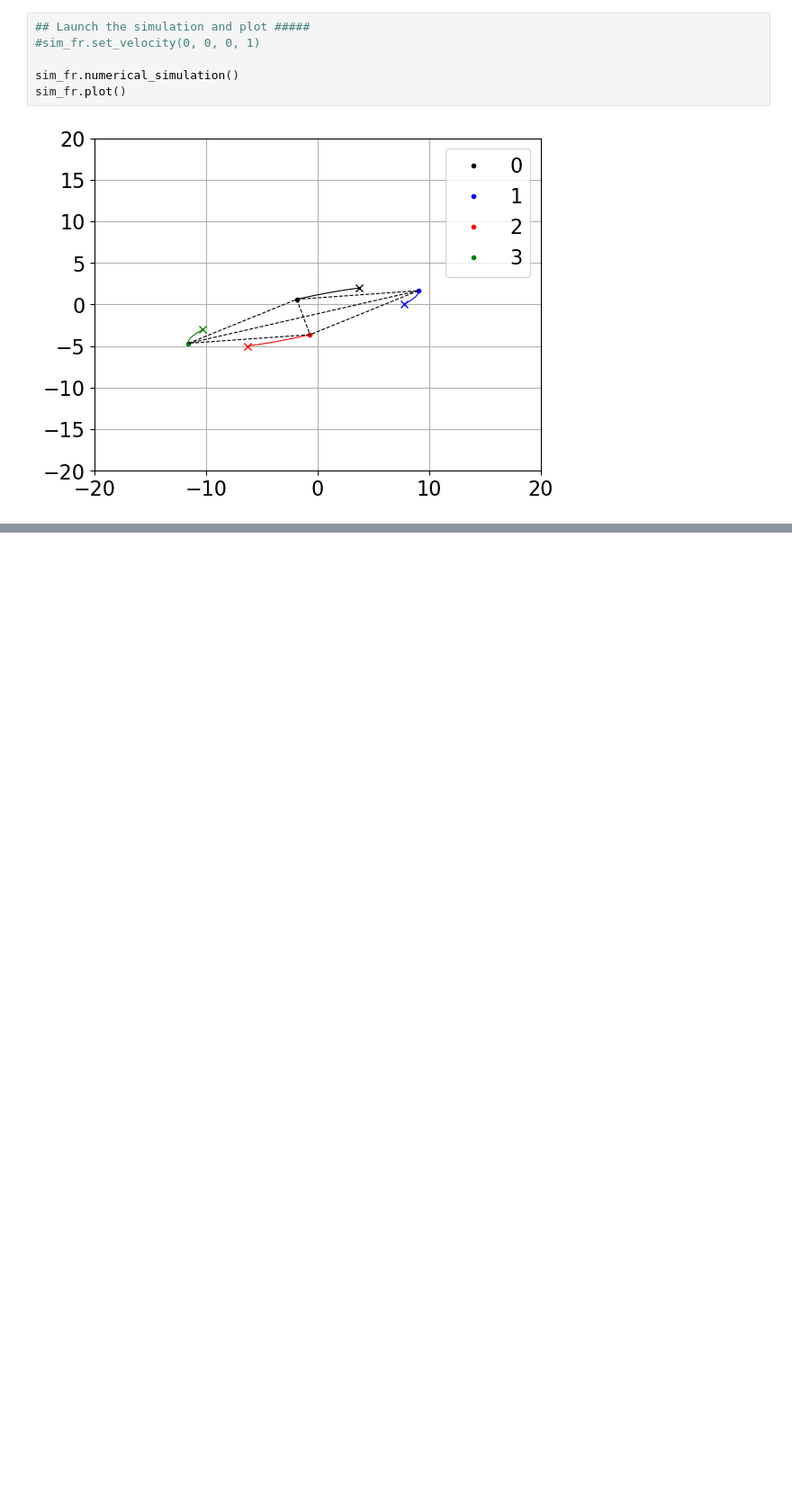
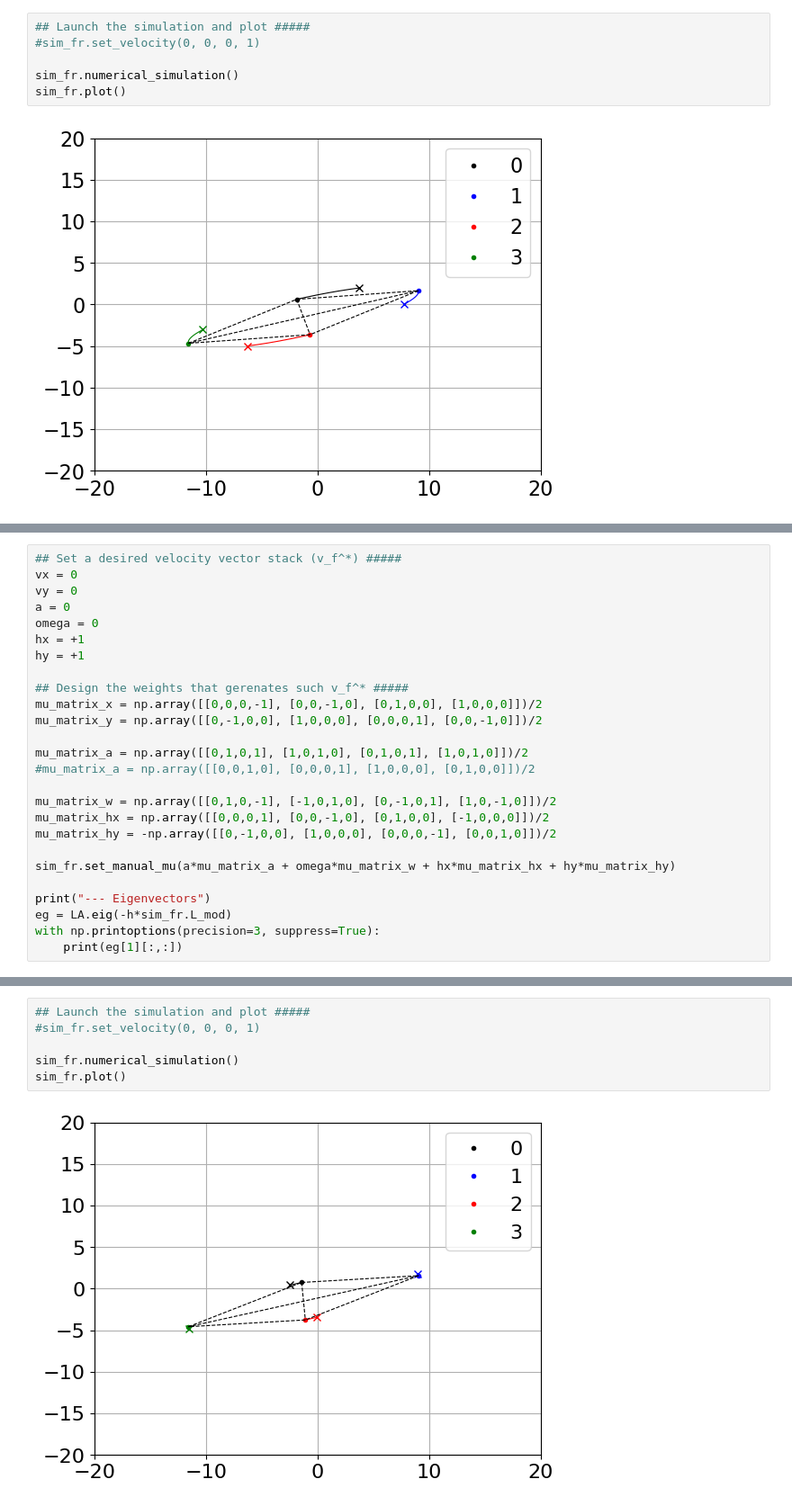
Before and after one commit to Swarm-Systems-Lab/affine-formation-control, a Jupyter notebook: formation_contol.ipynb, the cells around one changed output, grey strips where cells are left out. Shown at 90% size. Drawn from its saved outputs; the diff is of its cells as text; blank space fills up the shorter version.

Commit message:
Now! The eigenvectors :)

```diff
--- a/formation_contol.ipynb
+++ b/formation_contol.ipynb
@@ -254,0 +313,26 @@ sim_fr.plot()
+# %%
+## Set a desired velocity vector stack (v_f^*) #####
+vx = 0
+vy = 0
+a = 0
+omega = 0
+hx = +1
+hy = +1
+
+## Design the weights that gerenates such v_f^* #####
+mu_matrix_x = np.array([[0,0,0,-1], [0,0,-1,0], [0,1,0,0], [1,0,0,0]])/2
+mu_matrix_y = np.array([[0,-1,0,0], [1,0,0,0], [0,0,0,1], [0,0,-1,0]])/2
+
+mu_matrix_a = np.array([[0,1,0,1], [1,0,1,0], [0,1,0,1], [1,0,1,0]])/2
+#mu_matrix_a = np.array([[0,0,1,0], [0,0,0,1], [1,0,0,0], [0,1,0,0]])/2
+
+mu_matrix_w = np.array([[0,1,0,-1], [-1,0,1,0], [0,-1,0,1], [1,0,-1,0]])/2
+mu_matrix_hx = np.array([[0,0,0,1], [0,0,-1,0], [0,1,0,0], [-1,0,0,0]])/2
+mu_matrix_hy = -np.array([[0,-1,0,0], [1,0,0,0], [0,0,0,-1], [0,0,1,0]])/2
+
+sim_fr.set_manual_mu(a*mu_matrix_a + omega*mu_matrix_w + hx*mu_matrix_hx + hy*mu_matrix_hy)
+
+print("--- Eigenvectors")
+eg = LA.eig(-h*sim_fr.L_mod)
+with np.printoptions(precision=3, suppress=True):
+    print(eg[1][:,:])
@@ -254,0 +357,8 @@ sim_fr.plot()
+# %%
+## Launch the simulation and plot #####
+#sim_fr.set_velocity(0, 0, 0, 1)
+
+sim_fr.numerical_simulation()
+sim_fr.plot()
+# %% [output]
+[figure, added]
```
Also changed, not shown: parts of 16 cells of this notebook, 5 other files.
